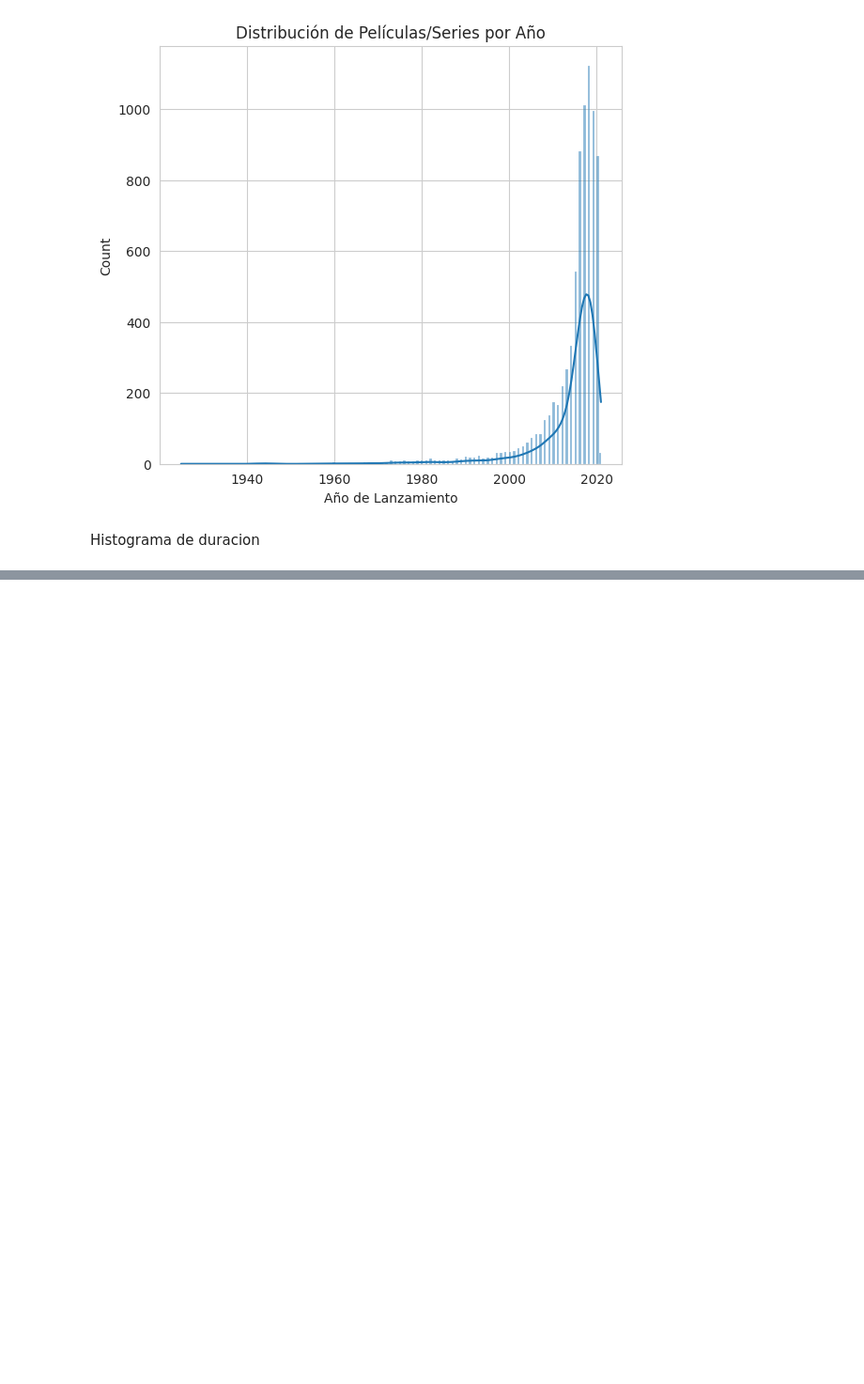
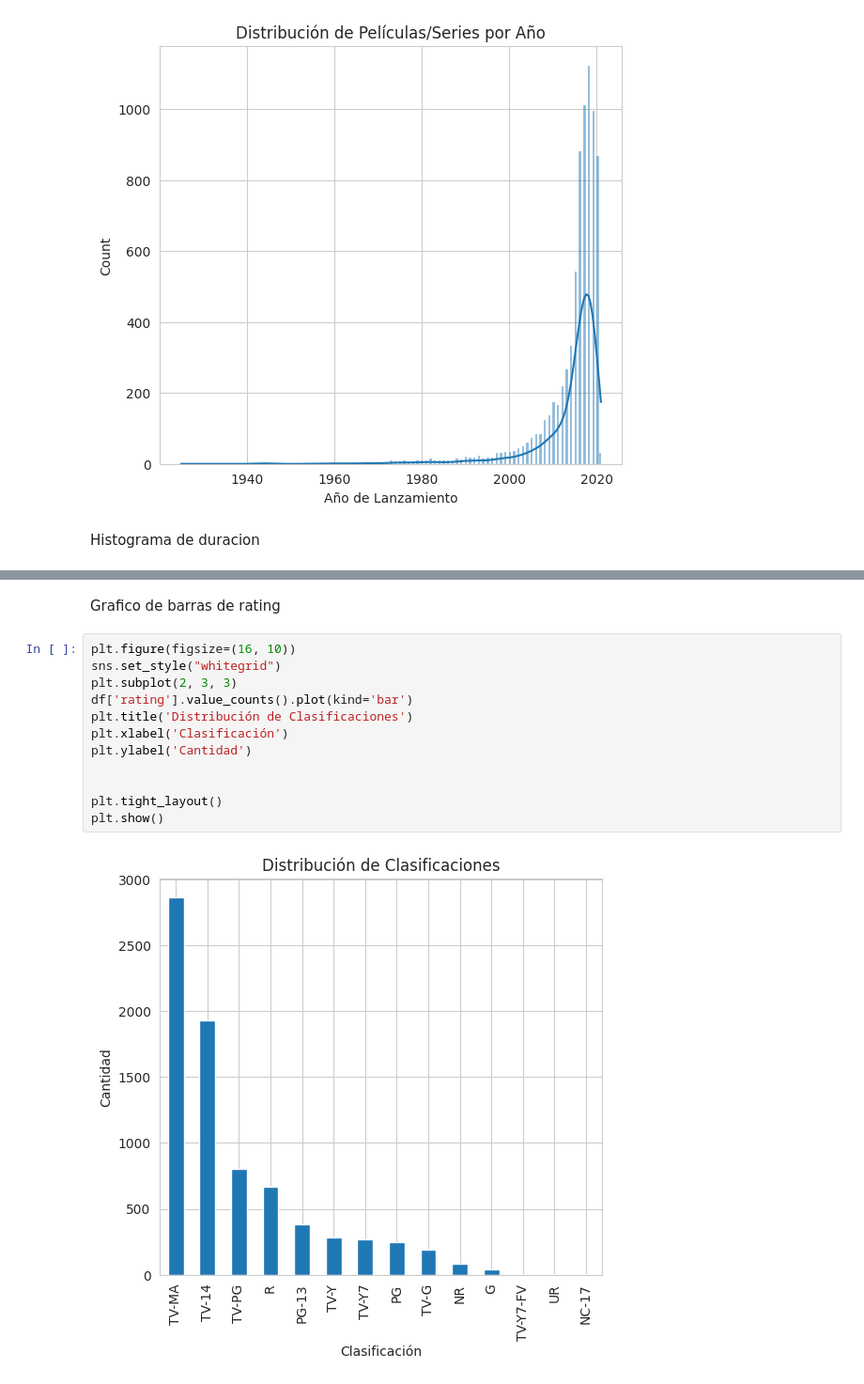
Before and after one commit to GaelGarciaSanchez/Optativa-Profesional, a Jupyter notebook: BDNetflix.ipynb, the cells around one changed output, grey strips where cells are left out. Shown: that part at 94% size. Drawn from its saved outputs; the diff is of its cells as text; blank space fills up the shorter version.

```diff
--- a/BDNetflix.ipynb
+++ b/BDNetflix.ipynb
@@ -283,0 +298,16 @@ Histograma de duracion
+# %% [markdown]
+Grafico de barras de rating
+# %%
+plt.figure(figsize=(16, 10))
+sns.set_style("whitegrid")
+plt.subplot(2, 3, 3)
+df['rating'].value_counts().plot(kind='bar')
+plt.title('Distribución de Clasificaciones')
+plt.xlabel('Clasificación')
+plt.ylabel('Cantidad')
+
+
+plt.tight_layout()
+plt.show()
+# %% [output]
+[figure, added]
```
Also changed, not shown: parts of 7 cells of this notebook.
